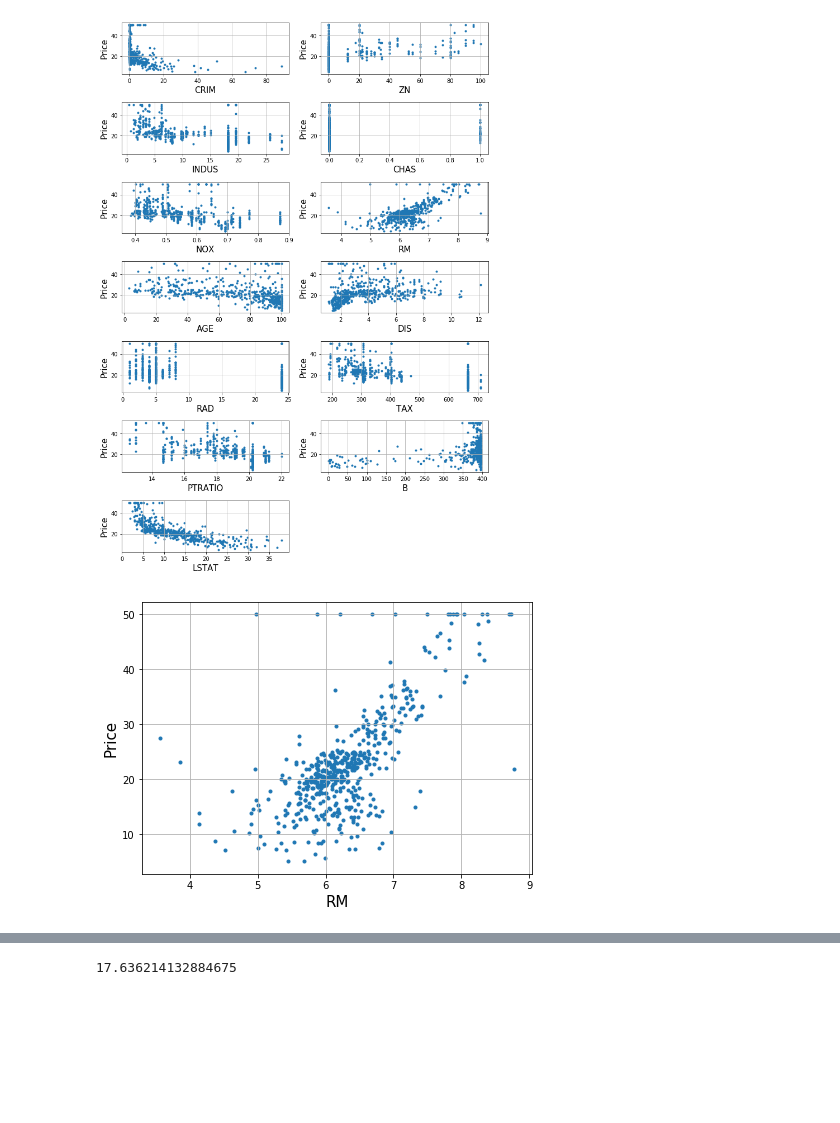
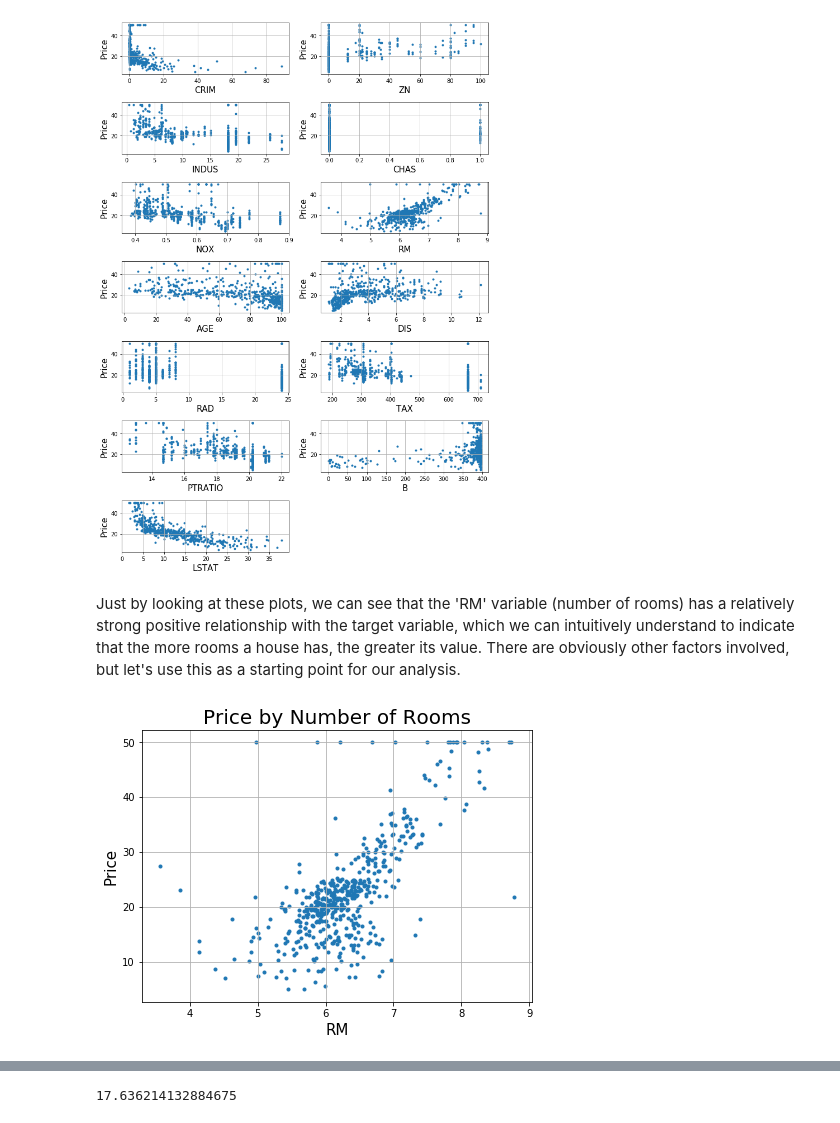
Before and after one commit to GJBroughton/ML-from-scratch, a Jupyter notebook: Linear Regression/Linear Regression.ipynb, the cells around one changed output, grey strips where cells are left out. Saved outputs shown, nothing was run; the diff lists cells and outputs as text; code cells hidden in the pictures; blank space fills up the shorter version.

```diff
--- a/Linear Regression/Linear Regression.ipynb
+++ b/Linear Regression/Linear Regression.ipynb
@@ -31,15 +38,17 @@ for index, feature_name in enumerate(features_data.columns[0:13]):
     plt.tight_layout()
 # %% [output]
 [figure]
+# %% [markdown]
+Just by looking at these plots, we can see that the 'RM' variable (number of rooms) has a relatively strong positive relationship with the target variable, which we can intuitively understand to indicate that the more rooms a house has, the greater its value. There are obviously other factors involved, but let's use this as a starting point for our analysis.
 # %%
 plt.figure(figsize=(7, 5))
 plt.scatter(features_data['RM'], features_data['target'], marker='.')
 plt.ylabel('Price', size=15)
 plt.xlabel('RM', size=15)
-#plt.title("Price by Number of Rooms", size=20)
+plt.title("Price by Number of Rooms", size=20)
 plt.grid()
 # %% [output]
-[figure, old version]
+[figure, new version]
 # %% [markdown]
 To make a prediction of a house price given the number of rooms, we need to find the 'line of best fit' going  through the known data points, i.e. a linear function of the form:
 
```
Also changed, not shown: parts of 13 cells of this notebook.
